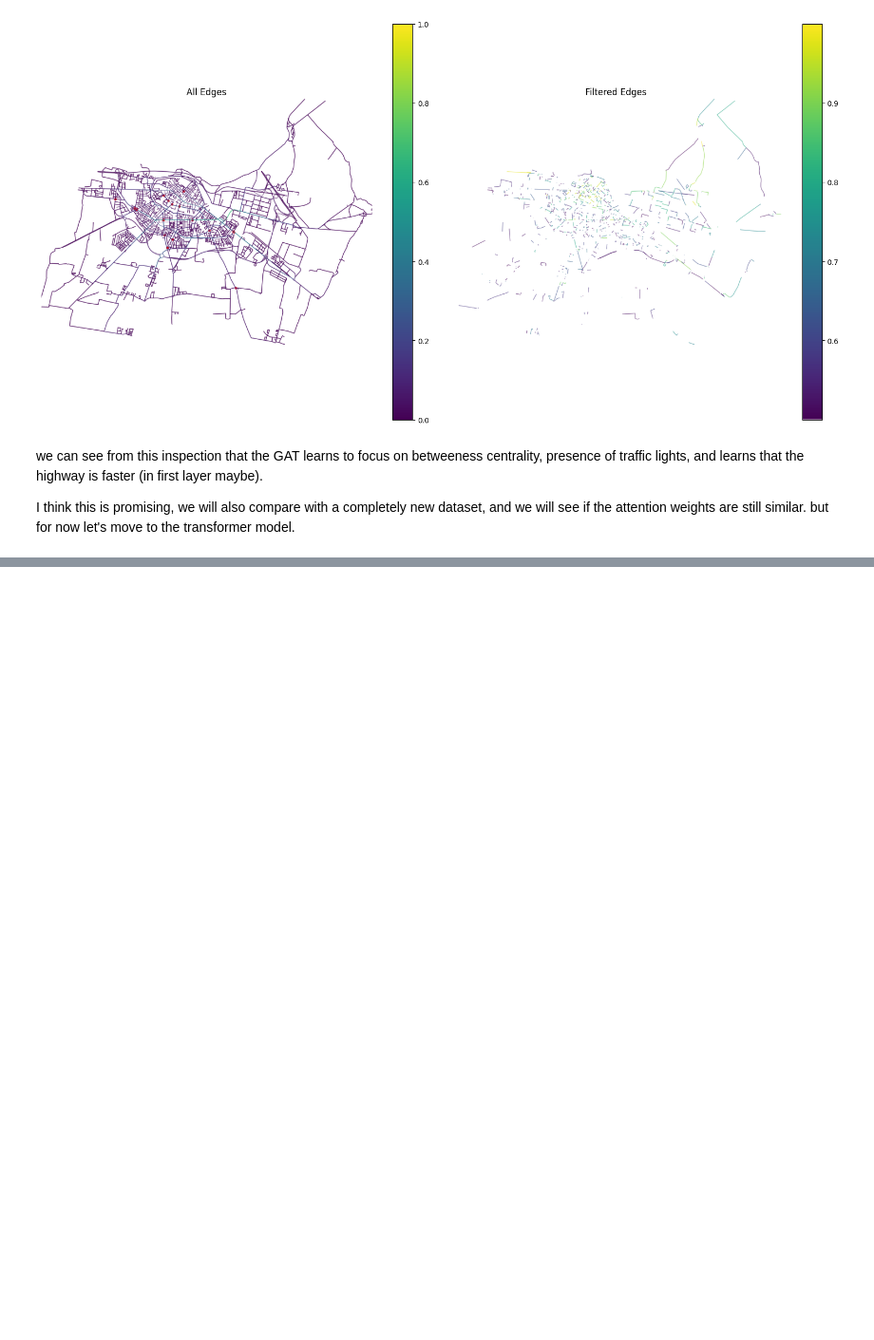
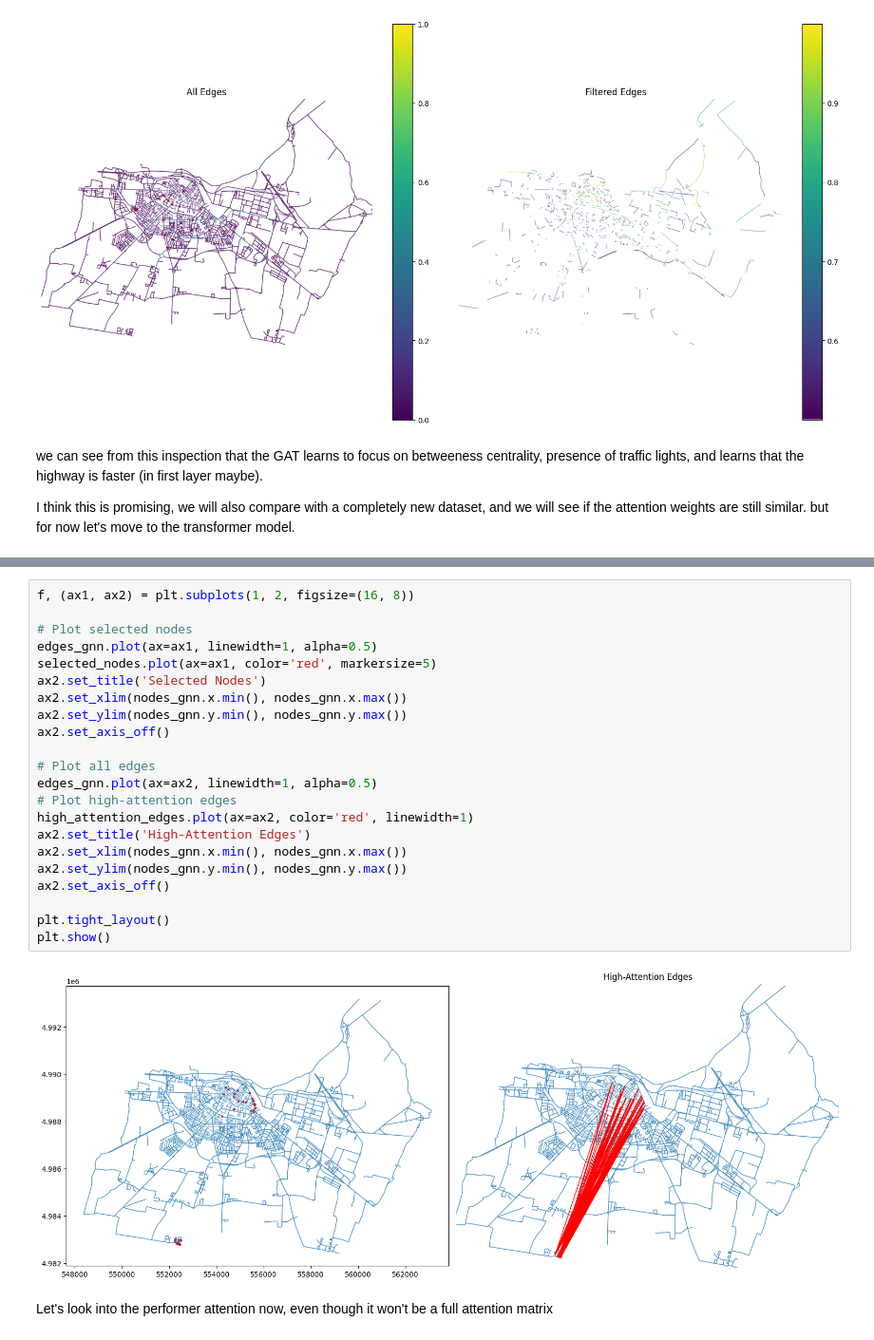
Before and after one commit to StefanoCarotti/FBK, a Jupyter notebook: GDS/CR/Attention.ipynb, the cells around one changed output, grey strips where cells are left out. Shown at 95% size. Saved outputs shown, nothing was run; the diff lists cells and outputs as text; blank space fills up the shorter version.

```diff
--- a/GDS/CR/Attention.ipynb
+++ b/GDS/CR/Attention.ipynb
@@ -463,0 +805,26 @@ I think this is promising, we will also compare with a completely new dataset, a
+# %%
+f, (ax1, ax2) = plt.subplots(1, 2, figsize=(16, 8))
+
+# Plot selected nodes
+edges_gnn.plot(ax=ax1, linewidth=1, alpha=0.5)
+selected_nodes.plot(ax=ax1, color='red', markersize=5)
+ax2.set_title('Selected Nodes')
+ax2.set_xlim(nodes_gnn.x.min(), nodes_gnn.x.max())
+ax2.set_ylim(nodes_gnn.y.min(), nodes_gnn.y.max())
+ax2.set_axis_off()
+
+# Plot all edges
+edges_gnn.plot(ax=ax2, linewidth=1, alpha=0.5)
+# Plot high-attention edges
+high_attention_edges.plot(ax=ax2, color='red', linewidth=1)
+ax2.set_title('High-Attention Edges')
+ax2.set_xlim(nodes_gnn.x.min(), nodes_gnn.x.max())
+ax2.set_ylim(nodes_gnn.y.min(), nodes_gnn.y.max())
+ax2.set_axis_off()
+
+plt.tight_layout()
+plt.show()
+# %% [output]
+[figure, added]
+# %% [markdown]
+Let's look into the performer attention now, even though it won't be a full attention matrix
```
Also changed, not shown: parts of 21 cells of this notebook, 1 other file.
